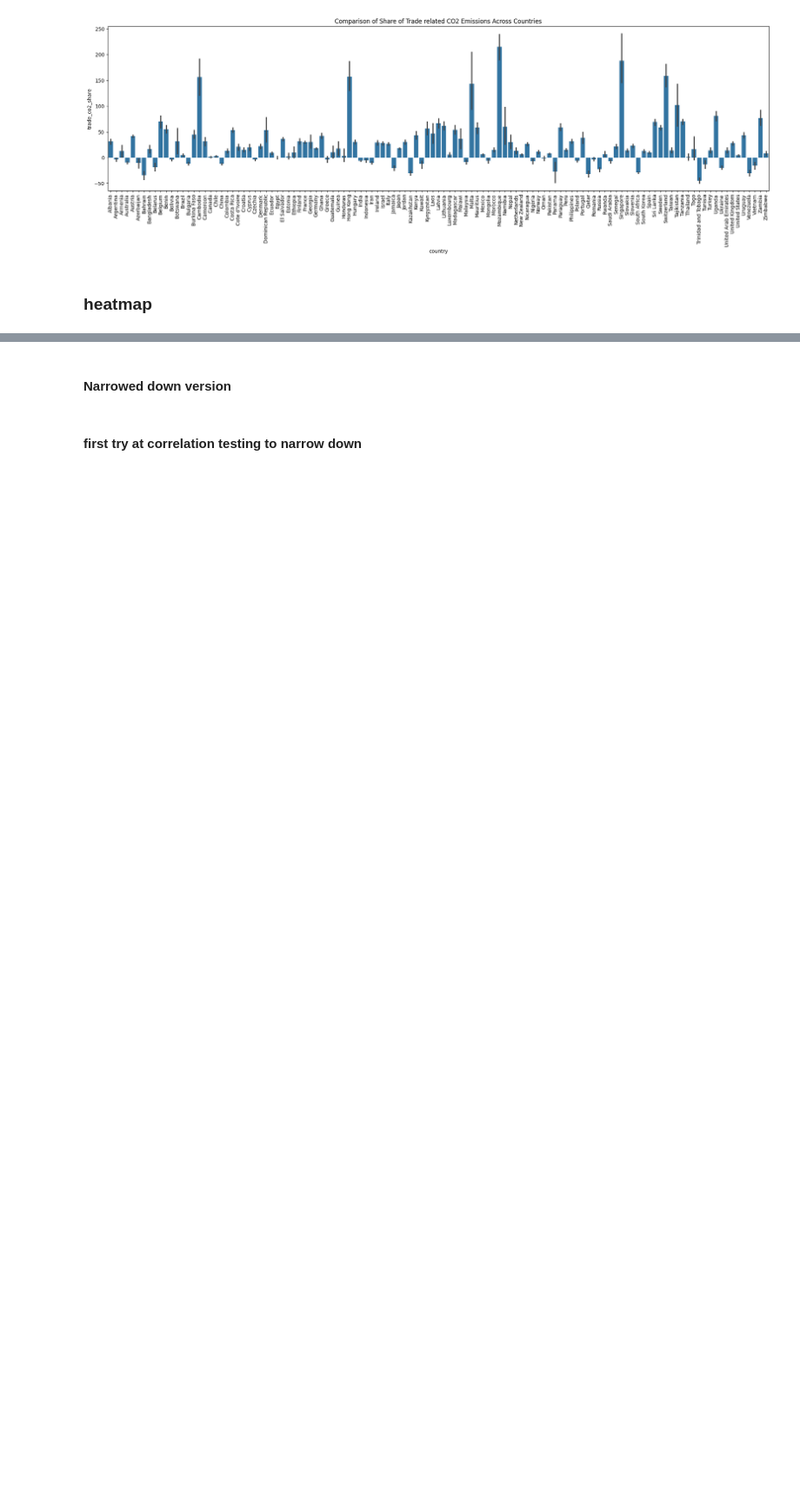
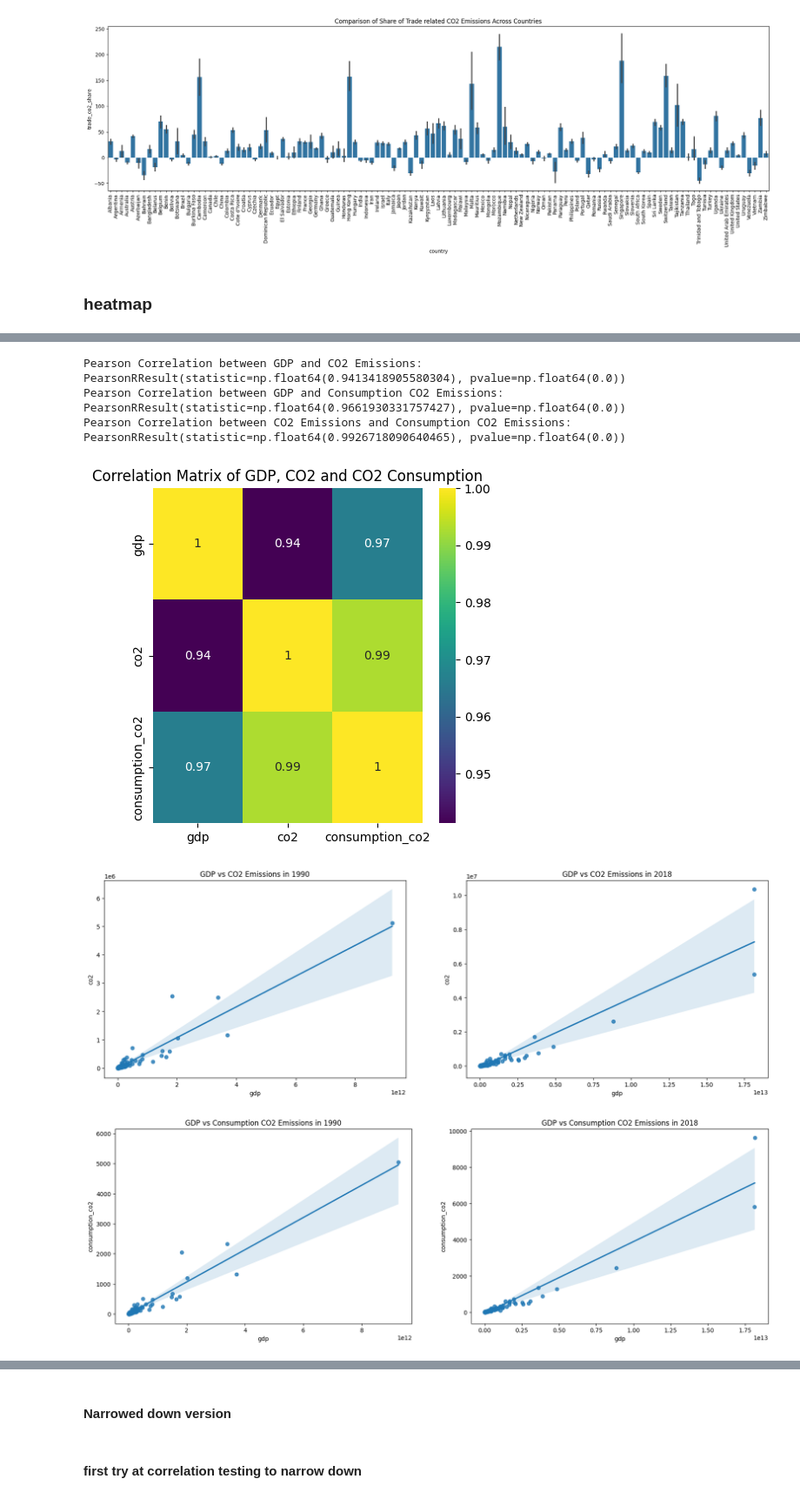
Before and after one commit to avondas/DataScience, a Jupyter notebook: data_vis.ipynb, the cells around one changed output, grey strips where cells are left out. Shown at 87% size. Saved outputs shown, nothing was run; the diff lists cells and outputs as text; code cells hidden in the pictures; blank space fills up the shorter version.

```diff
--- a/data_vis.ipynb
+++ b/data_vis.ipynb
@@ -85,0 +89,70 @@ plt.show()
+# %%
+corr_matrix_final = data[['gdp','co2','consumption_co2']].corr()
+data = data[data['country'] != 'World']
+
+pearsonr_gdp_co2 = pearsonr(data['gdp'], data['co2'])[0]
+pearsonr_gdp_consumption_co2 = pearsonr(data['gdp'], data['consumption_co2'])[0]
+pearsonr_co2_consumption_co2 = pearsonr(data['co2'], data['consumption_co2'])[0]
+
+print(f"Pearson Correlation between GDP and CO2 Emissions: {pearsonr_gdp_co2}")
+print(f"Pearson Correlation between GDP and Consumption CO2 Emissions: {pearsonr_gdp_consumption_co2}")
+print(f"Pearson Correlation between CO2 Emissions and Consumption CO2 Emissions: {pearsonr_co2_consumption_co2}")
+
+plt.figure(figsize=(5, 5))
+sns.heatmap(corr_matrix_final, annot=True, cmap='viridis')
+plt.title("Correlation Matrix of GDP, CO2 and CO2 Consumption")
+plt.show()
+
+gdp_1990 = data[data['year'] == 1990]['gdp']
+gdp_2018 = data[data['year'] == 2018]['gdp']
+
+co2_1990 = data[data['year'] == 1990]['co2']
+co2_2018 = data[data['year'] == 2018]['co2']
+
+consumption_co2_1990 = data[data['year'] == 1990]['consumption_co2']
+consumption_co2_2018 = data[data['year'] == 2018]['consumption_co2']
+
+
+# Making the scatter plots
+# ! row 1 GDP vs CO2 1990 vs 2018
+plt.figure(figsize=(20, 6))
+plt.subplot(1, 2, 1)
+sns.regplot(x=gdp_1990, y=co2_1990)
+plt.title("GDP vs CO2 Emissions in 1990")
+
+plt.subplot(1, 2, 2)
+sns.regplot(x=gdp_2018, y=co2_2018)
+plt.title("GDP vs CO2 Emissions in 2018")
+
+plt.show()
+
+# ! row 2 GDP vs Consumption CO2 (1990 vs 2018)
+plt.figure(figsize=(20, 6))
+plt.subplot(1, 2, 1)
+sns.regplot(x=gdp_1990, y=consumption_co2_1990)
+plt.title("GDP vs Consumption CO2 Emissions in 1990")
+
+plt.subplot(1, 2, 2)
+sns.regplot(x=gdp_2018, y=consumption_co2_2018)
+plt.title("GDP vs Consumption CO2 Emissions in 2018")
+
+plt.show()
+
+# ! row 3 CO2 vs Consumption CO2 (1990 vs 2018)
+plt.figure(figsize=(20, 6))
+plt.subplot(1, 2, 1)
+sns.regplot(x=co2_1990, y=consumption_co2_1990)
+plt.title("CO2 Emissions vs Consumption CO2 Emissions in 1990")
+
+plt.subplot(1, 2, 2)
+sns.regplot(x=co2_2018, y=consumption_co2_2018)
+plt.title("CO2 Emissions vs Consumption CO2 Emissions in 2018")
+
+plt.show()
+# %% [output]
+Pearson Correlation between GDP and CO2 Emissions: PearsonRResult(statistic=np.float64(0.9413418905580304), pvalue=np.float64(0.0))
+Pearson Correlation between GDP and Consumption CO2 Emissions: PearsonRResult(statistic=np.float64(0.9661930331757427), pvalue=np.float64(0.0))
+Pearson Correlation between CO2 Emissions and Consumption CO2 Emissions: PearsonRResult(statistic=np.float64(0.9926718090640465), pvalue=np.float64(0.0))
+[figure, added]
+[figure, added]
+[figure, added]
```
Also changed, not shown: parts of 4 cells of this notebook.
